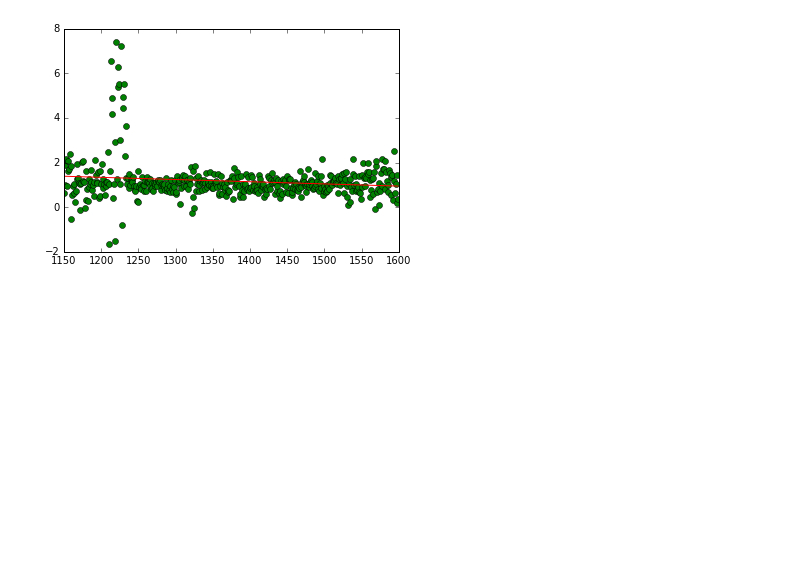
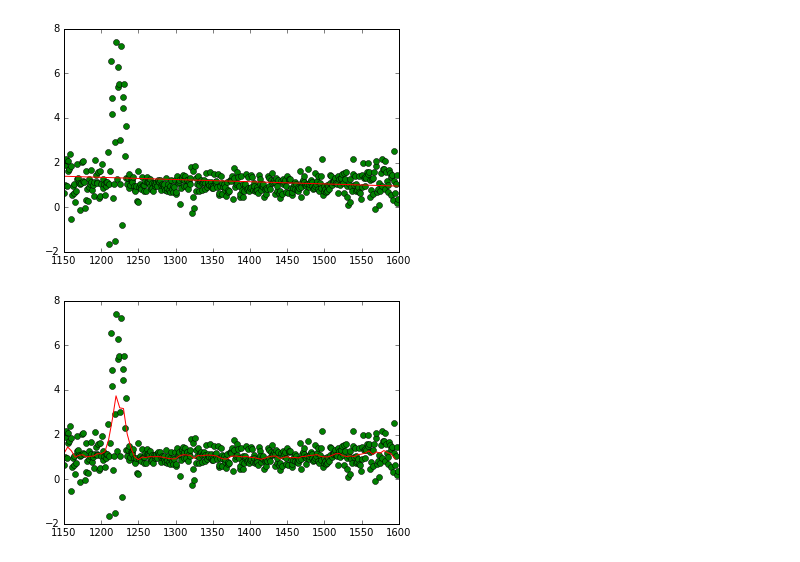
Before and after one commit to sanchousese/cs229, a Jupyter notebook: ps15/plotGraph.ipynb, the cells around one changed output. Saved outputs shown, nothing was run; the diff lists cells and outputs as text; code cells hidden in the pictures; blank space fills up the shorter version.

Commit message:
weighted linear regression

```diff
--- a/ps15/plotGraph.ipynb
+++ b/ps15/plotGraph.ipynb
@@ -34,3 +36,40 @@ plt.plot(xs, m * np.array(xs) + b, 'r-')
 plt.show()
 # %% [output]
 [figure]
+# %%
+tau = 5
+def weight(x):
+    acc = []
+    for i in range(len(xs)):
+        w = np.e ** (-(x - xs[i]) ** 2 / (2 * tau ** 2))
+        if w < 5e-100:
+            w = 5e-100
+        acc.append(w)
+    return acc
+# %%
+def vector_to_diag_matrix(vector):
+    return np.array([[vector[i] if i==j else 0  for j in range(len(vector))] for i in range(len(vector))])
+# %%
+def T(A):
+    return np.transpose(A)
+# %%
+def thetas(row, x):
+    X = [(1, i) for i in xs]
+    w = vector_to_diag_matrix(weight(x))
+    inver = inv(T(X).dot(w).dot(X))
+    return inver.dot(T(X)).dot(w).dot(row)
+# %%
+xses = []
+yses = []
+for i in range(1150, 1600, 5):
+    b, a = thetas(first_row, i)
+    y = b + a * i
+    xses.append(i)
+    yses.append(y)
+
+
+plt.plot(xs, first_row, 'go')
+plt.plot(xses, yses, 'r-')
+plt.show()
+# %% [output]
+[figure, added]
```
Also changed, not shown: parts of 4 cells of this notebook.
